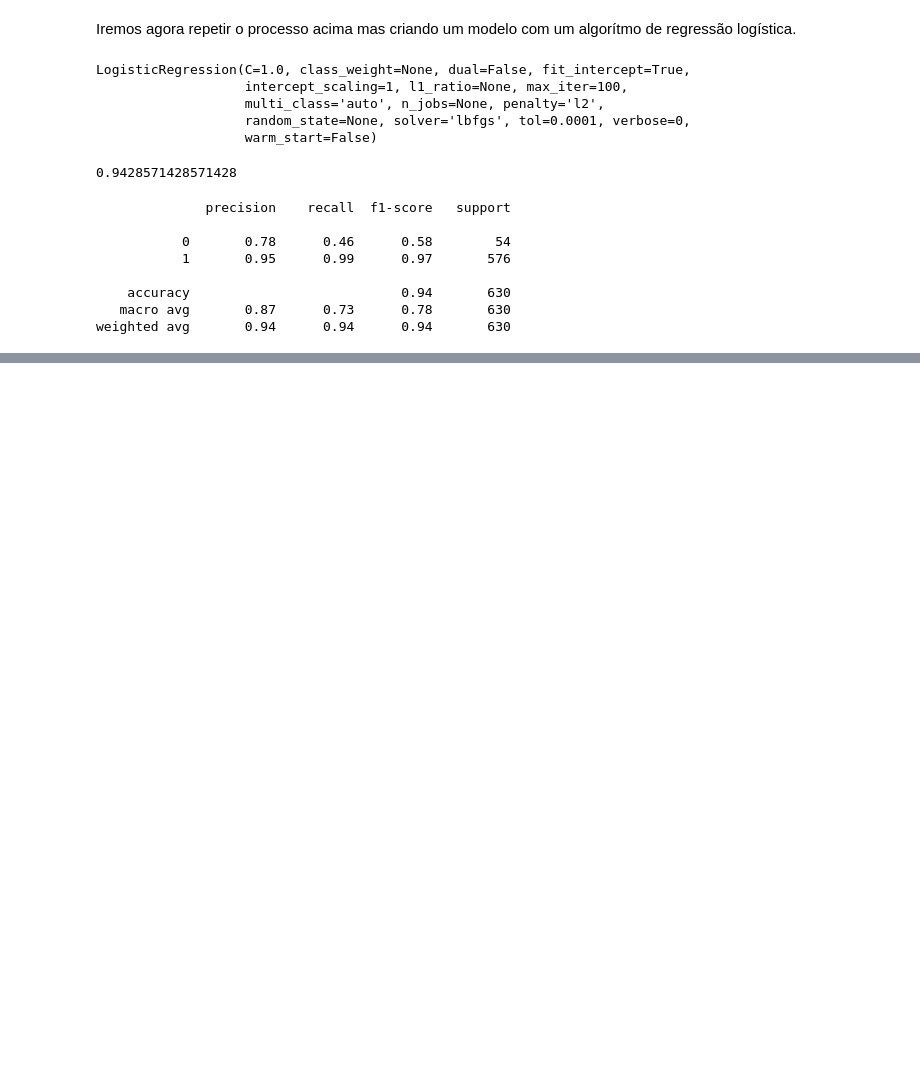
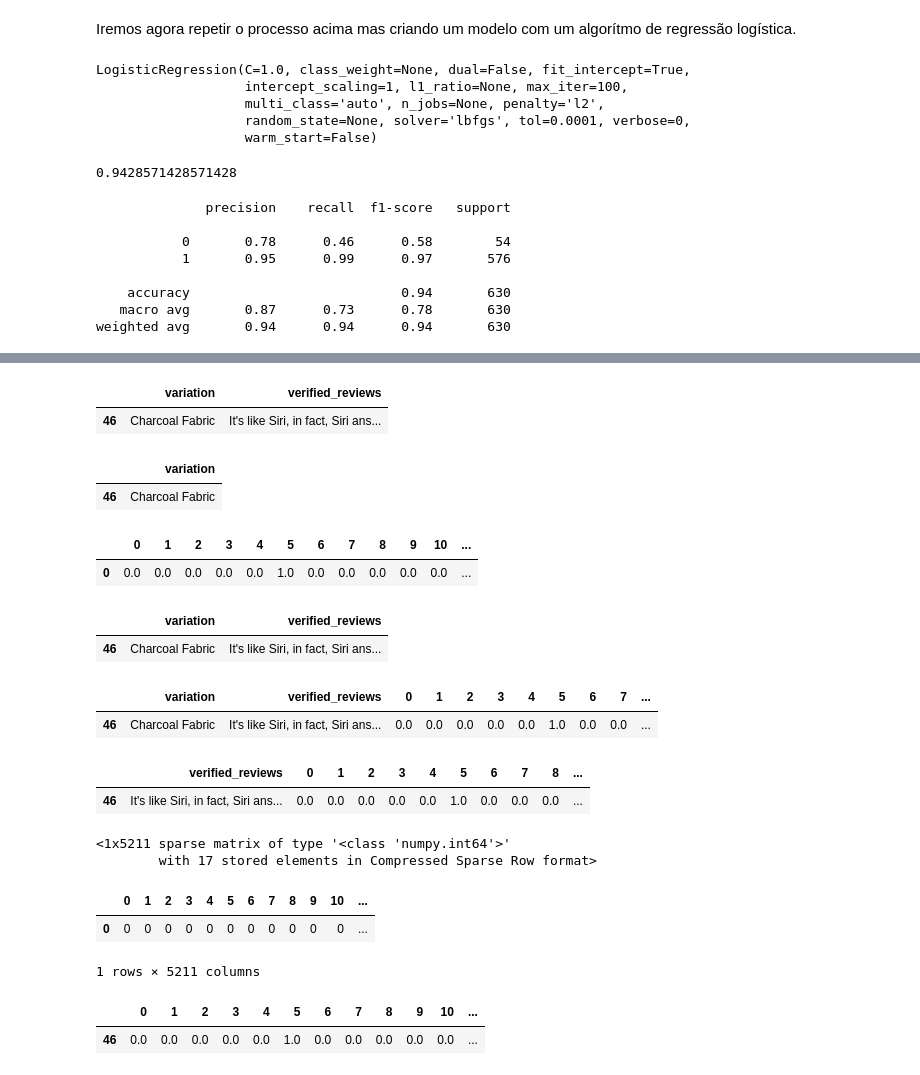
Before and after one commit to Mario-RJunior/relacoes-publicas-clientes-NLP, a Jupyter notebook: relacoes_publicas_NLP.ipynb, the cells around one changed output, grey strips where cells are left out. Drawn from its saved outputs; the diff is of its cells as text; code cells hidden in the pictures; blank space fills up the shorter version.

Commit message:
Salvando melhor classificador e testando com somente uma frase

```diff
--- a/relacoes_publicas_NLP.ipynb
+++ b/relacoes_publicas_NLP.ipynb
@@ -813,0 +821,4 @@ weighted avg       0.94      0.94      0.94       630
+# %%
+# Salvando o modelo
+with open('text_classifier.pkl', 'wb') as f:
+  pickle.dump([logistic, onehotencoder, vectorizer], f)
@@ -813,0 +827,3 @@ weighted avg       0.94      0.94      0.94       630
+# %%
+with open('text_classifier.pkl', 'rb') as f:
+  log, onehot, vec = pickle.load(f)
@@ -813,0 +866,26 @@ weighted avg       0.94      0.94      0.94       630
+# %%
+# Pegando uma frase para teste
+negative_text = negative.iloc[0:1, [2,3]]
+negative_text
+# %% [output]
+|  | variation | verified_reviews |
+| 46 | Charcoal Fabric | It's like Siri, in fact, Siri ans... |
+# %%
+X_cat = negative_text[['variation']]
+X_cat
+# %% [output]
+|  | variation |
+| 46 | Charcoal Fabric |
+# %%
+# Transformando o texto
+X_cat = onehot.transform(X_cat).toarray()
+X_cat = pd.DataFrame(X_cat)
+X_cat
+# %% [output]
+|  | 0 | 1 | 2 | 3 | 4 | 5 | 6 | 7 | 8 | 9 | 10 | ... |
+| 0 | 0.0 | 0.0 | 0.0 | 0.0 | 0.0 | 1.0 | 0.0 | 0.0 | 0.0 | 0.0 | 0.0 | ... |
+# %%
+negative_text
+# %% [output]
+|  | variation | verified_reviews |
+| 46 | Charcoal Fabric | It's like Siri, in fact, Siri ans... |
@@ -813,0 +895,14 @@ weighted avg       0.94      0.94      0.94       630
+# %%
+# Criando novo dataframe para concatenação
+negative_df = pd.concat([negative_text, X_cat], axis=1)
+negative_df
+# %% [output]
+|  | variation | verified_reviews | 0 | 1 | 2 | 3 | 4 | 5 | 6 | 7 | ... |
+| 46 | Charcoal Fabric | It's like Siri, in fact, Siri ans... | 0.0 | 0.0 | 0.0 | 0.0 | 0.0 | 1.0 | 0.0 | 0.0 | ... |
+# %%
+# Deletando a coluna "variation"
+negative_df.drop(['variation'], axis=1, inplace=True)
+negative_df
+# %% [output]
+|  | verified_reviews | 0 | 1 | 2 | 3 | 4 | 5 | 6 | 7 | 8 | ... |
+| 46 | It's like Siri, in fact, Siri ans... | 0.0 | 0.0 | 0.0 | 0.0 | 0.0 | 1.0 | 0.0 | 0.0 | 0.0 | ... |
@@ -813,0 +912,20 @@ weighted avg       0.94      0.94      0.94       630
+# %%
+negative_countvectorizer
+# %% [output]
+<1x5211 sparse matrix of type '<class 'numpy.int64'>'
+        with 17 stored elements in Compressed Sparse Row format>
+# %%
+# Gerando dataframe para "negative_countvectorizer"
+review = pd.DataFrame(negative_countvectorizer.toarray())
+review
+# %% [output]
+|  | 0 | 1 | 2 | 3 | 4 | 5 | 6 | 7 | 8 | 9 | 10 | ... |
+| 0 | 0 | 0 | 0 | 0 | 0 | 0 | 0 | 0 | 0 | 0 | 0 | ... |
+1 rows × 5211 columns
+# %%
+# Deletando a coluna "verified_reviews"
+negative_df.drop(['verified_reviews'], axis=1, inplace=True)
+negative_df
+# %% [output]
+|  | 0 | 1 | 2 | 3 | 4 | 5 | 6 | 7 | 8 | 9 | 10 | ... |
+| 46 | 0.0 | 0.0 | 0.0 | 0.0 | 0.0 | 1.0 | 0.0 | 0.0 | 0.0 | 0.0 | 0.0 | ... |
```
Also changed, not shown: parts of 18 cells of this notebook.
